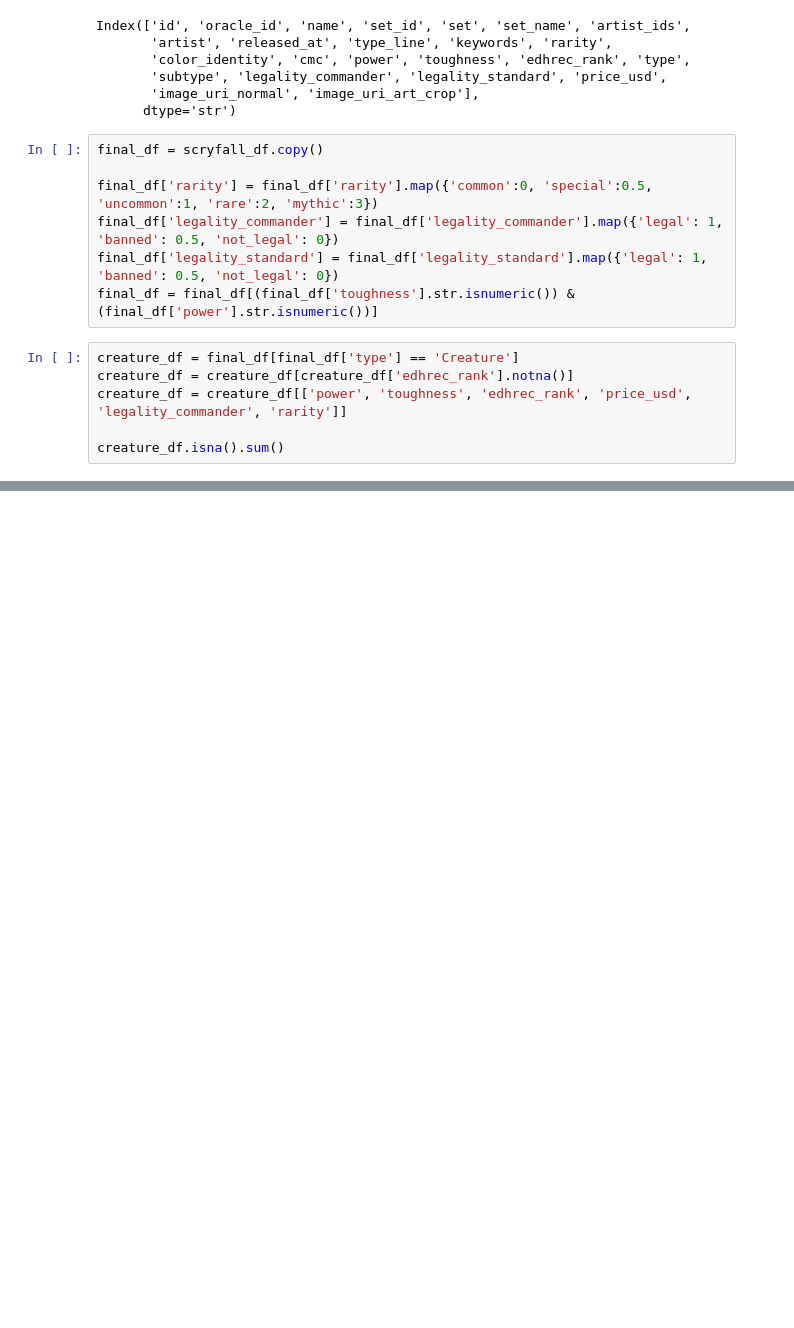
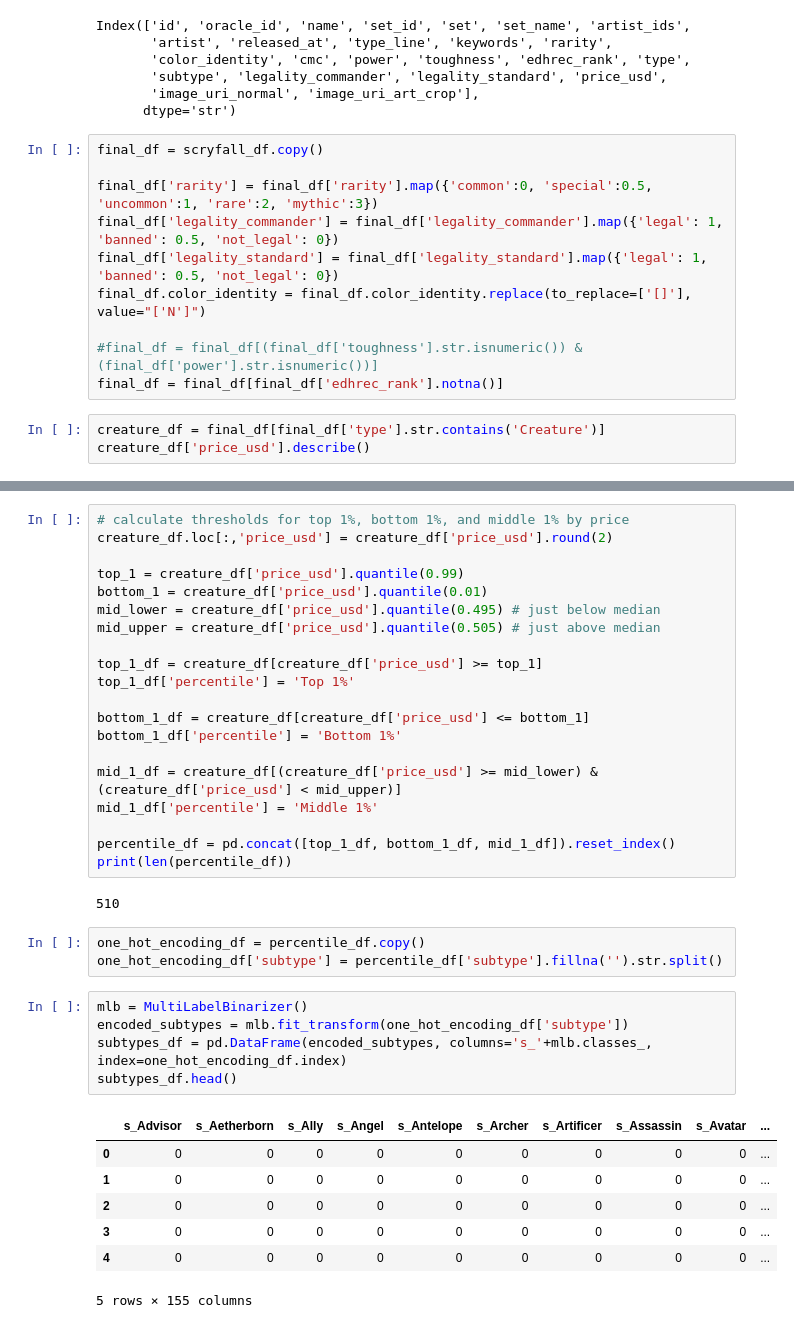
Before and after one commit to janelmjackson/understanding-mtg-card-value-through-ml, a Jupyter notebook: scryfall_dbscan.ipynb, the cells around one changed output, grey strips where cells are left out. Cells and saved outputs as stored; diff of their text form; blank space fills up the shorter version.

```diff
--- a/scryfall_dbscan.ipynb
+++ b/scryfall_dbscan.ipynb
@@ -27,11 +37,11 @@ final_df = scryfall_df.copy()
 final_df['rarity'] = final_df['rarity'].map({'common':0, 'special':0.5, 'uncommon':1, 'rare':2, 'mythic':3})
 final_df['legality_commander'] = final_df['legality_commander'].map({'legal': 1, 'banned': 0.5, 'not_legal': 0})
 final_df['legality_standard'] = final_df['legality_standard'].map({'legal': 1, 'banned': 0.5, 'not_legal': 0})
-final_df = final_df[(final_df['toughness'].str.isnumeric()) & (final_df['power'].str.isnumeric())]
+final_df.color_identity = final_df.color_identity.replace(to_replace=['[]'], value="['N']")
+
+#final_df = final_df[(final_df['toughness'].str.isnumeric()) & (final_df['power'].str.isnumeric())]
+final_df = final_df[final_df['edhrec_rank'].notna()]
 # %%
-creature_df = final_df[final_df['type'] == 'Creature']
-creature_df = creature_df[creature_df['edhrec_rank'].notna()]
-creature_df = creature_df[['power', 'toughness', 'edhrec_rank', 'price_usd', 'legality_commander', 'rarity']]
-
-creature_df.isna().sum()
+creature_df = final_df[final_df['type'].str.contains('Creature')]
+creature_df['price_usd'].describe()
 # %% [output]
@@ -44,0 +57,38 @@ dtype: int64
+# %%
+# calculate thresholds for top 1%, bottom 1%, and middle 1% by price
+creature_df.loc[:,'price_usd'] = creature_df['price_usd'].round(2)
+
+top_1 = creature_df['price_usd'].quantile(0.99)
+bottom_1 = creature_df['price_usd'].quantile(0.01)
+mid_lower = creature_df['price_usd'].quantile(0.495) # just below median
+mid_upper = creature_df['price_usd'].quantile(0.505) # just above median
+
+top_1_df = creature_df[creature_df['price_usd'] >= top_1]
+top_1_df['percentile'] = 'Top 1%'
+
+bottom_1_df = creature_df[creature_df['price_usd'] <= bottom_1]
+bottom_1_df['percentile'] = 'Bottom 1%'
+
+mid_1_df = creature_df[(creature_df['price_usd'] >= mid_lower) & (creature_df['price_usd'] < mid_upper)]
+mid_1_df['percentile'] = 'Middle 1%'
+
+percentile_df = pd.concat([top_1_df, bottom_1_df, mid_1_df]).reset_index()
+print(len(percentile_df))
+# %% [output]
+510
+# %%
+one_hot_encoding_df = percentile_df.copy()
+one_hot_encoding_df['subtype'] = percentile_df['subtype'].fillna('').str.split()
+# %%
+mlb = MultiLabelBinarizer()
+encoded_subtypes = mlb.fit_transform(one_hot_encoding_df['subtype'])
+subtypes_df = pd.DataFrame(encoded_subtypes, columns='s_'+mlb.classes_, index=one_hot_encoding_df.index)
+subtypes_df.head()
+# %% [output]
+|  | s_Advisor | s_Aetherborn | s_Ally | s_Angel | s_Antelope | s_Archer | s_Artificer | s_Assassin | s_Avatar | ... |
+| 0 | 0 | 0 | 0 | 0 | 0 | 0 | 0 | 0 | 0 | ... |
+| 1 | 0 | 0 | 0 | 0 | 0 | 0 | 0 | 0 | 0 | ... |
+| 2 | 0 | 0 | 0 | 0 | 0 | 0 | 0 | 0 | 0 | ... |
+| 3 | 0 | 0 | 0 | 0 | 0 | 0 | 0 | 0 | 0 | ... |
+| 4 | 0 | 0 | 0 | 0 | 0 | 0 | 0 | 0 | 0 | ... |
+5 rows × 155 columns
```
Also changed, not shown: parts of 14 cells of this notebook.
